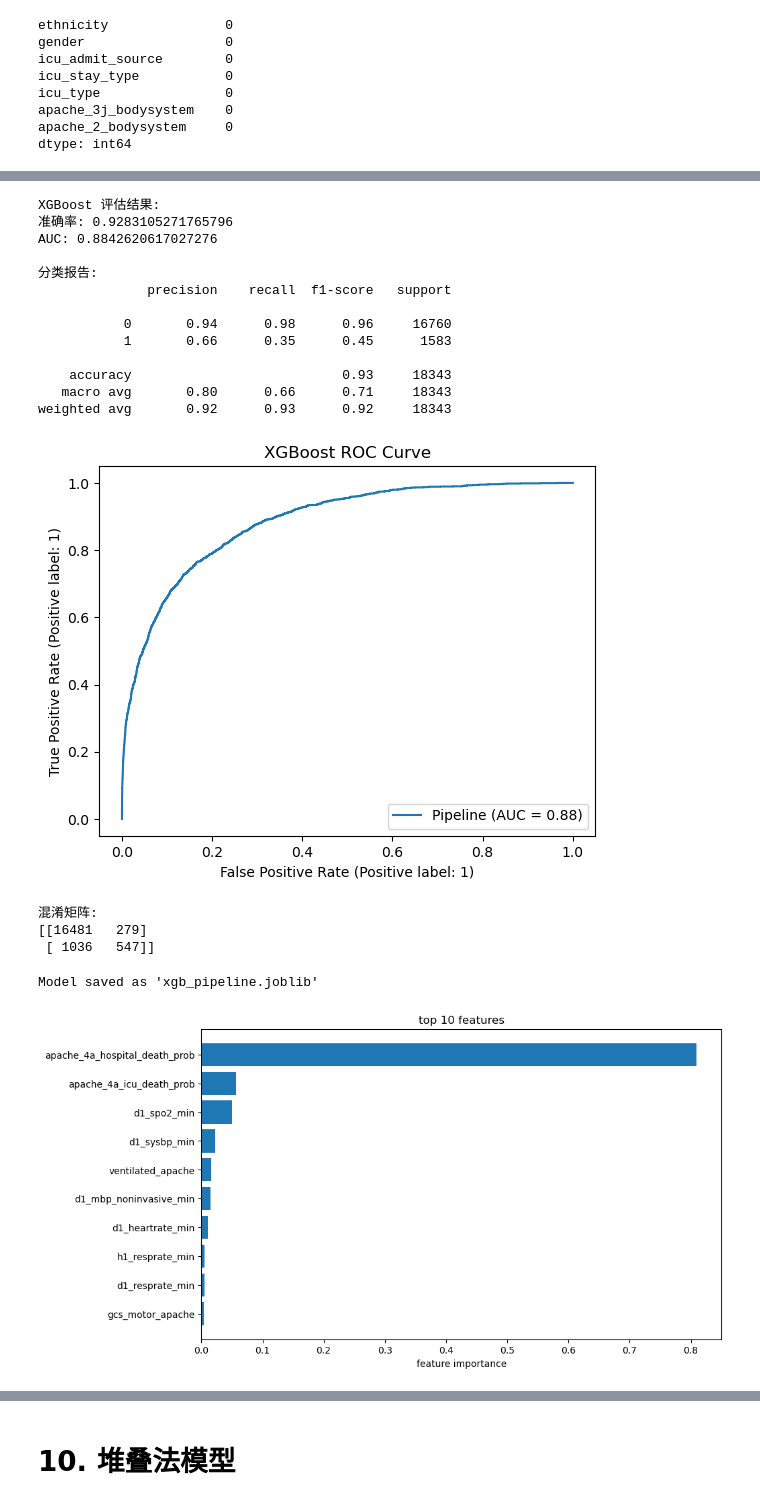
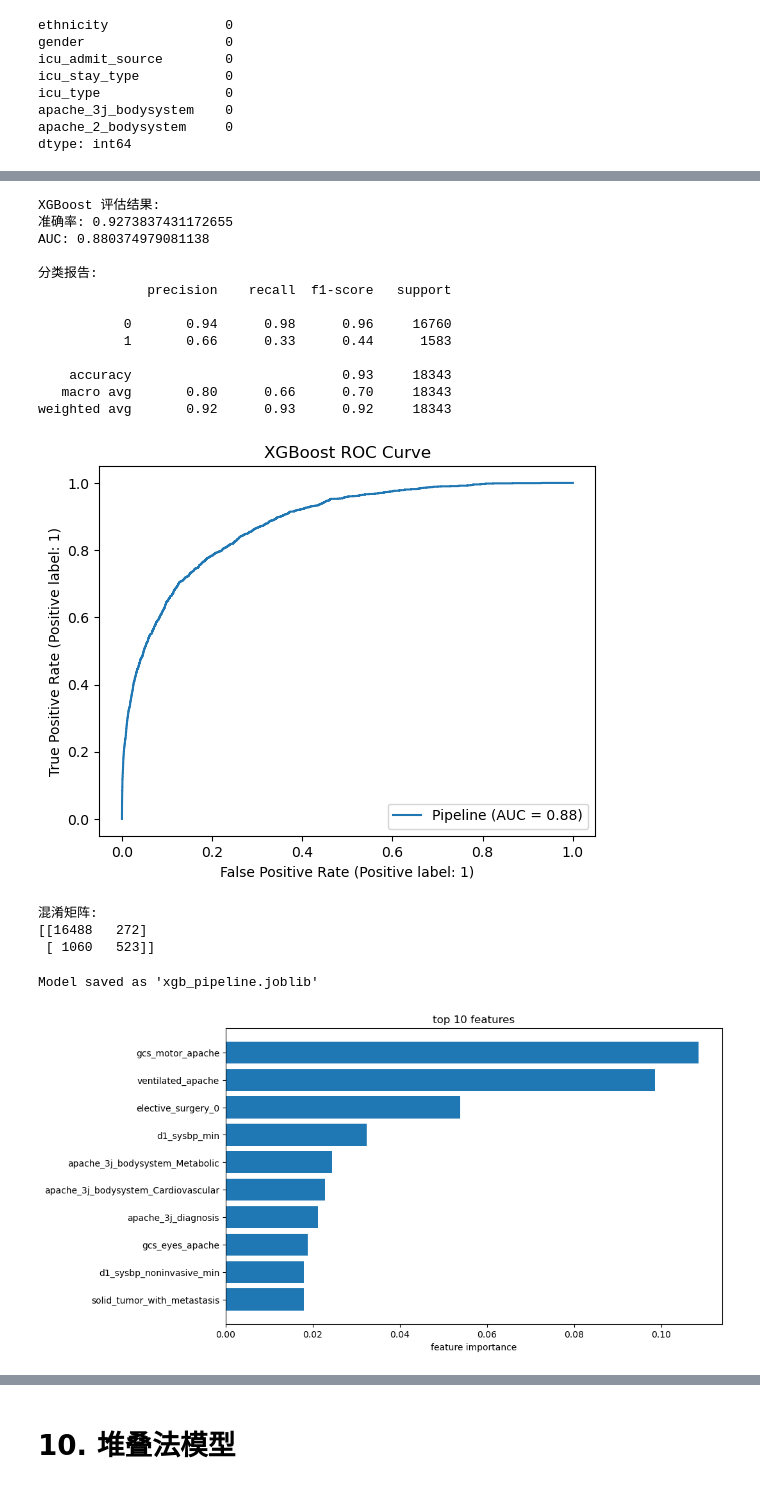
Before and after one commit to Delysid749/Patient-Survival-Prediction, a Jupyter notebook: patient2.ipynb, the cells around one changed output, grey strips where cells are left out. Drawn from its saved outputs; the diff is of its cells as text; code cells hidden in the pictures.

```diff
--- a/patient2.ipynb
+++ b/patient2.ipynb
@@ -17,8 +17,10 @@ from sklearn.metrics import (accuracy_score, roc_auc_score,
 import matplotlib.pyplot as plt
 from sklearn.impute import SimpleImputer
 
+from patient import importances
+
 # 1. 数据加载
-data = pd.read_csv('dataSet/dataset.csv')  # 替换为你的数据路径
+data = pd.read_csv('dataSet/dataset_processed.csv')  # 替换为你的数据路径
 
 # 2. 数据预处理
 # 删除不相关的ID列
@@ -198,22 +200,22 @@ weighted avg       0.92      0.93      0.92     18343
 train_evaluate_model(xgb_pipeline, "XGBoost")
 # %% [output]
 XGBoost 评估结果:
-准确率: 0.9283105271765796
-AUC: 0.8842620617027276
+准确率: 0.9273837431172655
+AUC: 0.880374979081138
 
 分类报告:
               precision    recall  f1-score   support
 
            0       0.94      0.98      0.96     16760
-           1       0.66      0.35      0.45      1583
+           1       0.66      0.33      0.44      1583
 
     accuracy                           0.93     18343
-   macro avg       0.80      0.66      0.71     18343
+   macro avg       0.80      0.66      0.70     18343
 weighted avg       0.92      0.93      0.92     18343
-[figure, old version]
+[figure, new version]
 混淆矩阵:
-[[16481   279]
- [ 1036   547]]
+[[16488   272]
+ [ 1060   523]]
 # %%
 import joblib
 
@@ -226,22 +228,23 @@ Model saved as 'xgb_pipeline.joblib'
 # %%
 # 9. 特征重要性分析（以决策树为例）
 # 提取预处理后的特征名称
 preprocessor.fit(X)
 feature_names = (numeric_features +
                 list(preprocessor.named_transformers_['cat']
                      .get_feature_names_out(categorical_features)))
 
 # 获取特征重要性
-importances = tree_pipeline.named_steps['classifier'].feature_importances_
+# importances = tree_pipeline.named_steps['classifier'].feature_importances_
+importances = xgb_pipeline.named_steps['classifier'].feature_importances_
 indices = np.argsort(importances)[-10:]  # 取最重要的10个特征
 
 # 绘制特征重要性
 plt.figure(figsize=(10, 6))
 plt.title('top 10 features')
 plt.barh(range(len(indices)), importances[indices], align='center')
 plt.yticks(range(len(indices)), [feature_names[i] for i in indices])
 plt.xlabel('feature importance')
 plt.show()
 # %% [output]
-[figure, old version]
+[figure, new version]
 # %%
```
Also changed, not shown: parts of 5 cells of this notebook, 12 other files.
